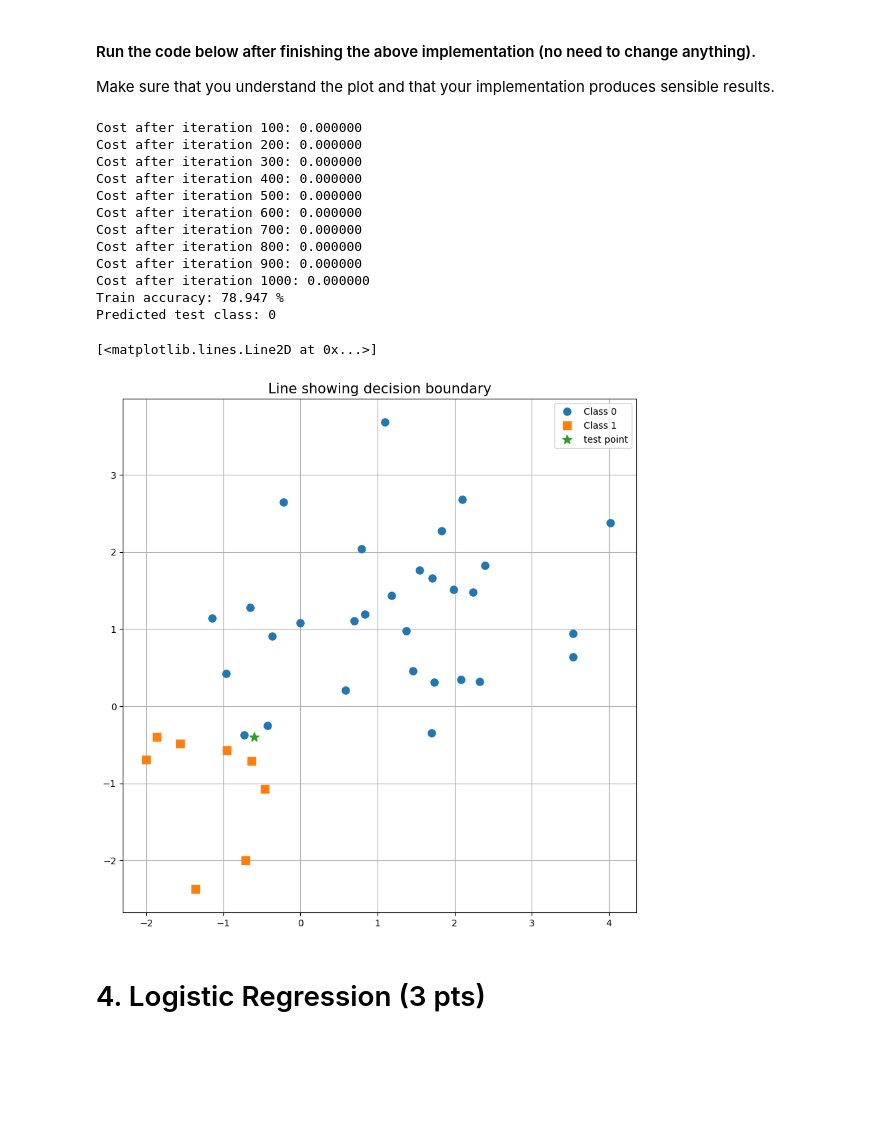
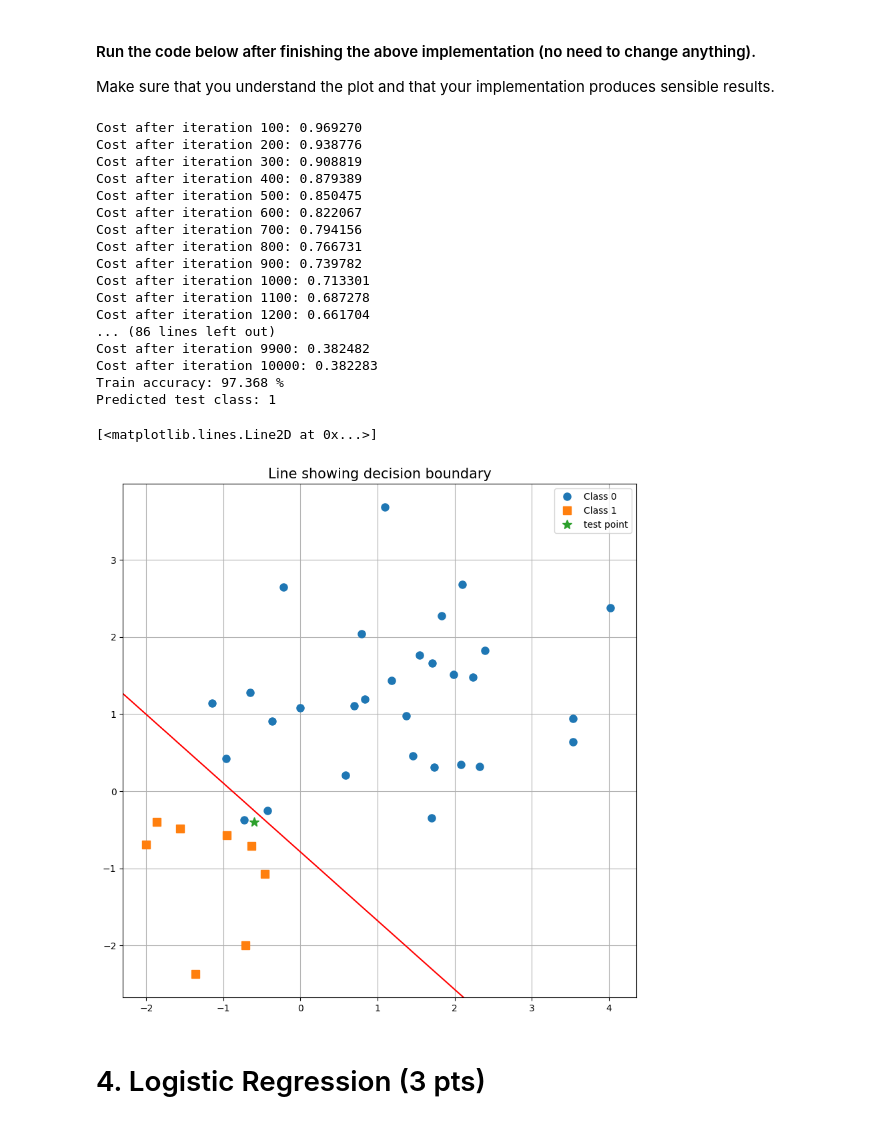
Before and after one commit to rikardro/TDA233, a Jupyter notebook: TDA233/HW2_2025.ipynb, the cells around one changed output. Saved outputs shown, nothing was run; the diff lists cells and outputs as text; code cells hidden in the pictures; blank space fills up the shorter version.

```diff
--- a/TDA233/HW2_2025.ipynb
+++ b/TDA233/HW2_2025.ipynb
@@ -735,42 +759,47 @@ class SVM():
 Make sure that you understand the plot and that your implementation produces sensible results.
 # %%
 # Parameters (feel free to change)
-learning_rate = 0.01
-n_iterations = 1000
+learning_rate = 0.0001
+n_iterations = 10000
 C = 1
 print_cost = True
 
 # Define and train the model
 model = SVM(learning_rate, n_iterations, C, print_cost)
 model.fit(X_train, y_train)
 
 # Predictions
 y_pred_train = model.predict(X_train)
 print("Train accuracy: %.3f %%" %(np.mean(y_pred_train == y_train)*100))
 y_pred_test = model.predict(X_test)
 print("Predicted test class: %d" %(y_pred_test))
 
 # Plot decision-boundaries
 fig, ax = plot_data(X_train, y_train, X_test, title = 'Line showing decision boundary')
 w = model.parameters['w']
 b = model.parameters['b']
 x = np.linspace(-3,3)
 ax.plot(x, (-b-w[0]*x)/w[1], '-r')
 # %% [output]
-Cost after iteration 100: 0.000000
-Cost after iteration 200: 0.000000
-Cost after iteration 300: 0.000000
-Cost after iteration 400: 0.000000
-Cost after iteration 500: 0.000000
-Cost after iteration 600: 0.000000
-Cost after iteration 700: 0.000000
-Cost after iteration 800: 0.000000
-Cost after iteration 900: 0.000000
-Cost after iteration 1000: 0.000000
-Train accuracy: 78.947 %
-Predicted test class: 0
+Cost after iteration 100: 0.969270
+Cost after iteration 200: 0.938776
+Cost after iteration 300: 0.908819
+Cost after iteration 400: 0.879389
+Cost after iteration 500: 0.850475
+Cost after iteration 600: 0.822067
+Cost after iteration 700: 0.794156
+Cost after iteration 800: 0.766731
+Cost after iteration 900: 0.739782
+Cost after iteration 1000: 0.713301
+Cost after iteration 1100: 0.687278
+Cost after iteration 1200: 0.661704
+... (86 lines left out)
+Cost after iteration 9900: 0.382482
+Cost after iteration 10000: 0.382283
+Train accuracy: 97.368 %
+Predicted test class: 1
 [<matplotlib.lines.Line2D at 0x...>]
-[figure, old version]
+[figure, new version]
 # %% [markdown]
 # 4. Logistic Regression (3 pts)
 # %% [markdown]
```
Also changed, not shown: parts of 6 cells of this notebook.
